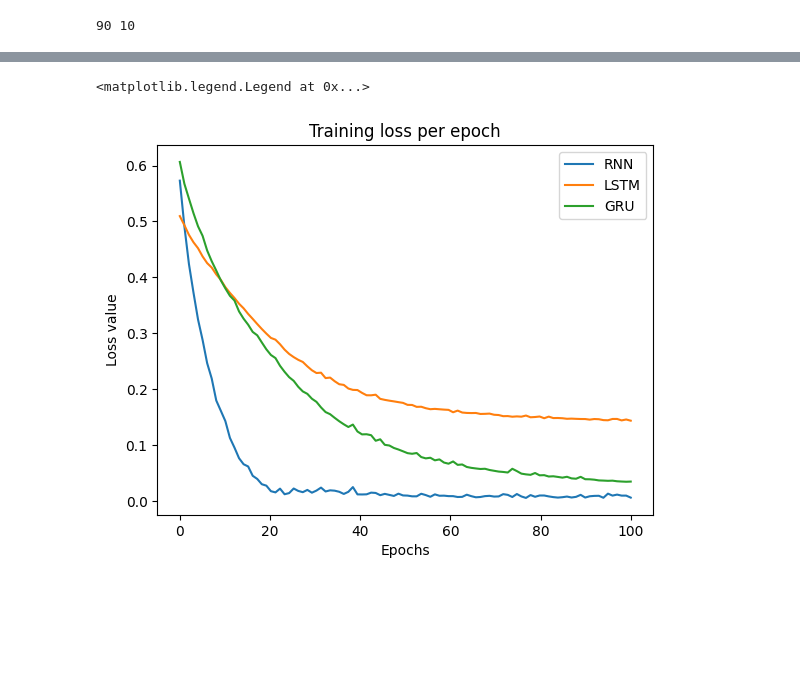
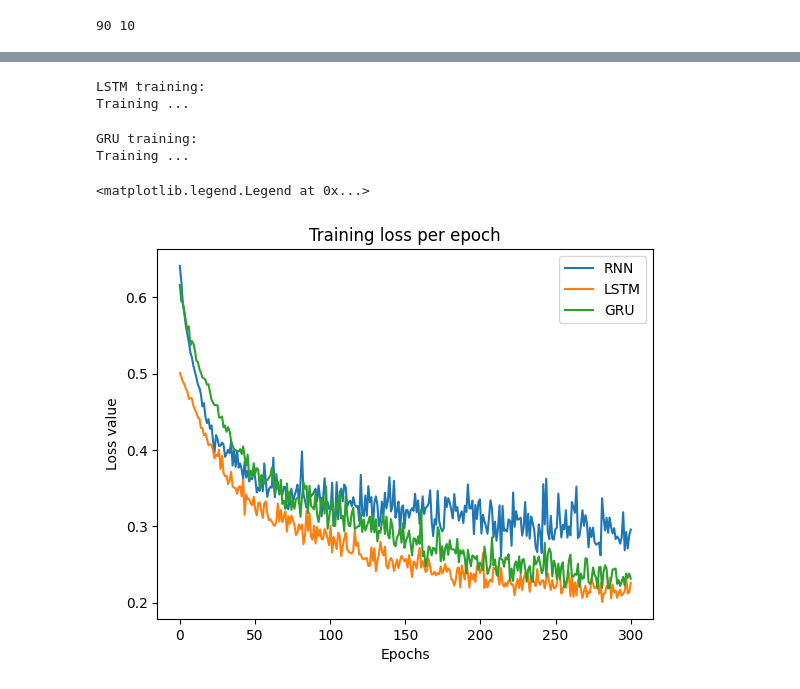
Before and after one commit to dimitris-damianos/ntua-patrec, a Jupyter notebook: Lab1/prelab/prelab-notebook.ipynb, the cells around one changed output, grey strips where cells are left out. Cells and saved outputs as stored; diff of their text form; code cells hidden in the pictures; blank space fills up the shorter version.

```diff
--- a/Lab1/prelab/prelab-notebook.ipynb
+++ b/Lab1/prelab/prelab-notebook.ipynb
@@ -539,19 +581,19 @@ def training(epochs,
     data = dataset[0]
     targets = dataset[1]
     losses = []
+    seq_len = data.shape[0]
+
     model.train()
     print('Training ...')
-    for epoch in range(epochs):
+    for epoch in tqdm(range(epochs)):
         optimizer.zero_grad()
-        preds = model(data)
-        loss = loss_fn(preds,targets)
+        loss = 0
+        for X,Y in zip(data,targets):
+            preds = model(X.unsqueeze(1))
+            loss += loss_fn(preds,Y)
+        losses.append(loss.data.item()/seq_len)
         loss.backward()
         optimizer.step()
-        losses.append(loss.data.item())
-        if epoch % 10 == 0:
-            print(f'Epoch {epoch}: loss: {loss.data.item()}')
-    print(f'Epoch {epochs}: loss: {losses[-1]}')
-    print('Training complete')
     return losses
 # %%
 ## data setup
@@ -567,26 +609,24 @@ target = torch.from_numpy(np.asarray(cos_samp,dtype=np.float32))
 ## Initiate and train models
 dataset = (input,target)
 
-rnn_model = myRNN(input_shape=samp_size)
-lstm_model = myLSTM(input_shape=samp_size)
-gru_model = myGRU(input_shape=samp_size)
+rnn_model = myRNN(input_shape=1)
+lstm_model = myLSTM(input_shape=1)
+gru_model = myGRU(input_shape=1)
 
 print('RNN training:')
 loss_fn = torch.nn.MSELoss()
 optimizer = torch.optim.Adam(params=rnn_model.parameters(), lr=1e-2)
-EPOCHS = 100
+EPOCHS = 300
 rnn_losses = training(epochs=EPOCHS,dataset=dataset,model=rnn_model,loss_fn=loss_fn,optimizer=optimizer)
 
 print('\nLSTM training:')
 loss_fn = torch.nn.MSELoss()
 optimizer = torch.optim.Adam(params=lstm_model.parameters(), lr=1e-2)
-EPOCHS = 100
 lstm_losses = training(epochs=EPOCHS,dataset=dataset,model=lstm_model,loss_fn=loss_fn,optimizer=optimizer)
 
 print('\nGRU training:')
 loss_fn = torch.nn.MSELoss()
 optimizer = torch.optim.Adam(params=gru_model.parameters(), lr=1e-2)
-EPOCHS = 100
 gru_losses = training(epochs=EPOCHS,dataset=dataset,model=gru_model,loss_fn=loss_fn,optimizer=optimizer)
 
 
@@ -620,2 +645,6 @@ Training complete
-<matplotlib.legend.Legend at 0x...>
+LSTM training:
+Training ...
+GRU training:
+Training ...
+<matplotlib.legend.Legend at 0x...>
-[figure, old version]
+[figure, new version]
```
Also changed, not shown: parts of 6 cells of this notebook, 2 other files.
